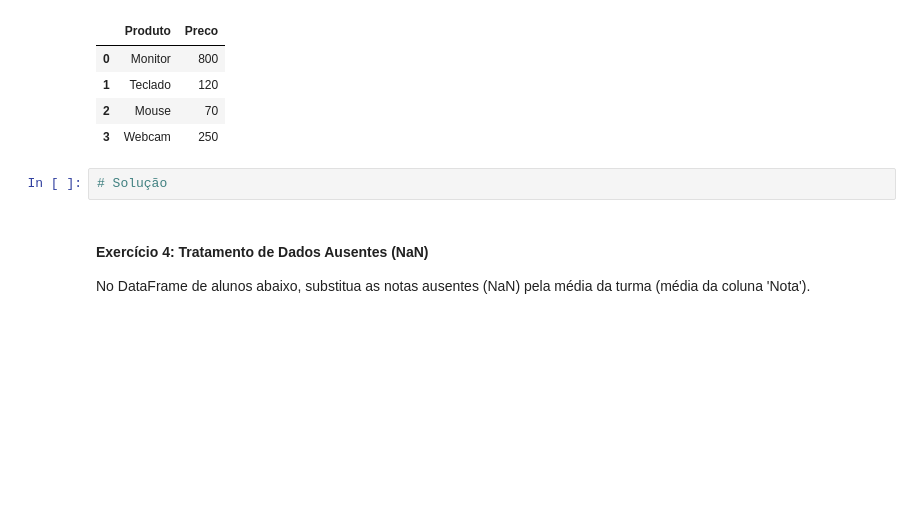
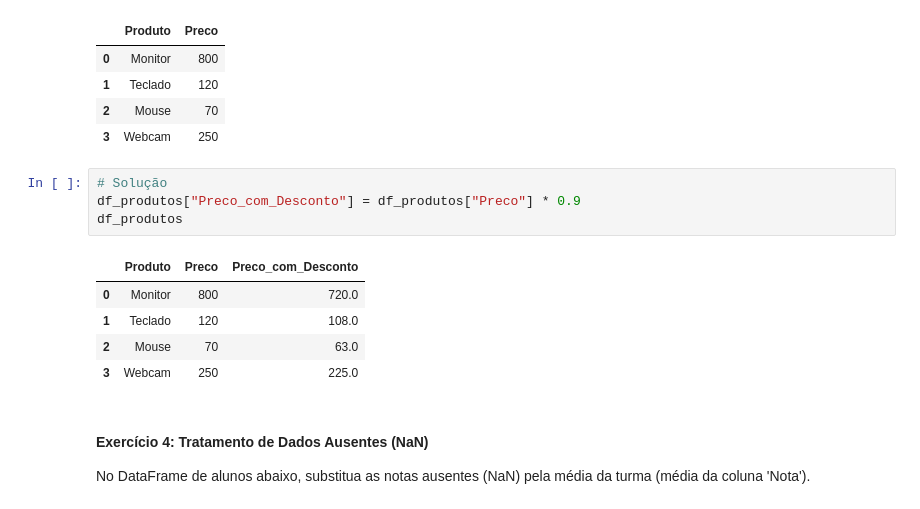
Before and after one commit to marcusvbrangel/fundamentos-linguagem-python-basico-aplicacoes-ia, a Jupyter notebook: chaper-pandas/DSA-Python-Lista4-Exercicios.ipynb, the cells around one changed output. Drawn from its saved outputs; the diff is of its cells as text; blank space fills up the shorter version.

```diff
--- a/chaper-pandas/DSA-Python-Lista4-Exercicios.ipynb
+++ b/chaper-pandas/DSA-Python-Lista4-Exercicios.ipynb
@@ -74,6 +88,14 @@ df_produtos
 | 3 | Webcam | 250 |
 # %%
 # Solução
+df_produtos["Preco_com_Desconto"] = df_produtos["Preco"] * 0.9
+df_produtos
+# %% [output]
+|  | Produto | Preco | Preco_com_Desconto |
+| 0 | Monitor | 800 | 720.0 |
+| 1 | Teclado | 120 | 108.0 |
+| 2 | Mouse | 70 | 63.0 |
+| 3 | Webcam | 250 | 225.0 |
 # %% [markdown]
 #### Exercício 4: Tratamento de Dados Ausentes (NaN)
 
```
Also changed, not shown: parts of 10 cells of this notebook.
